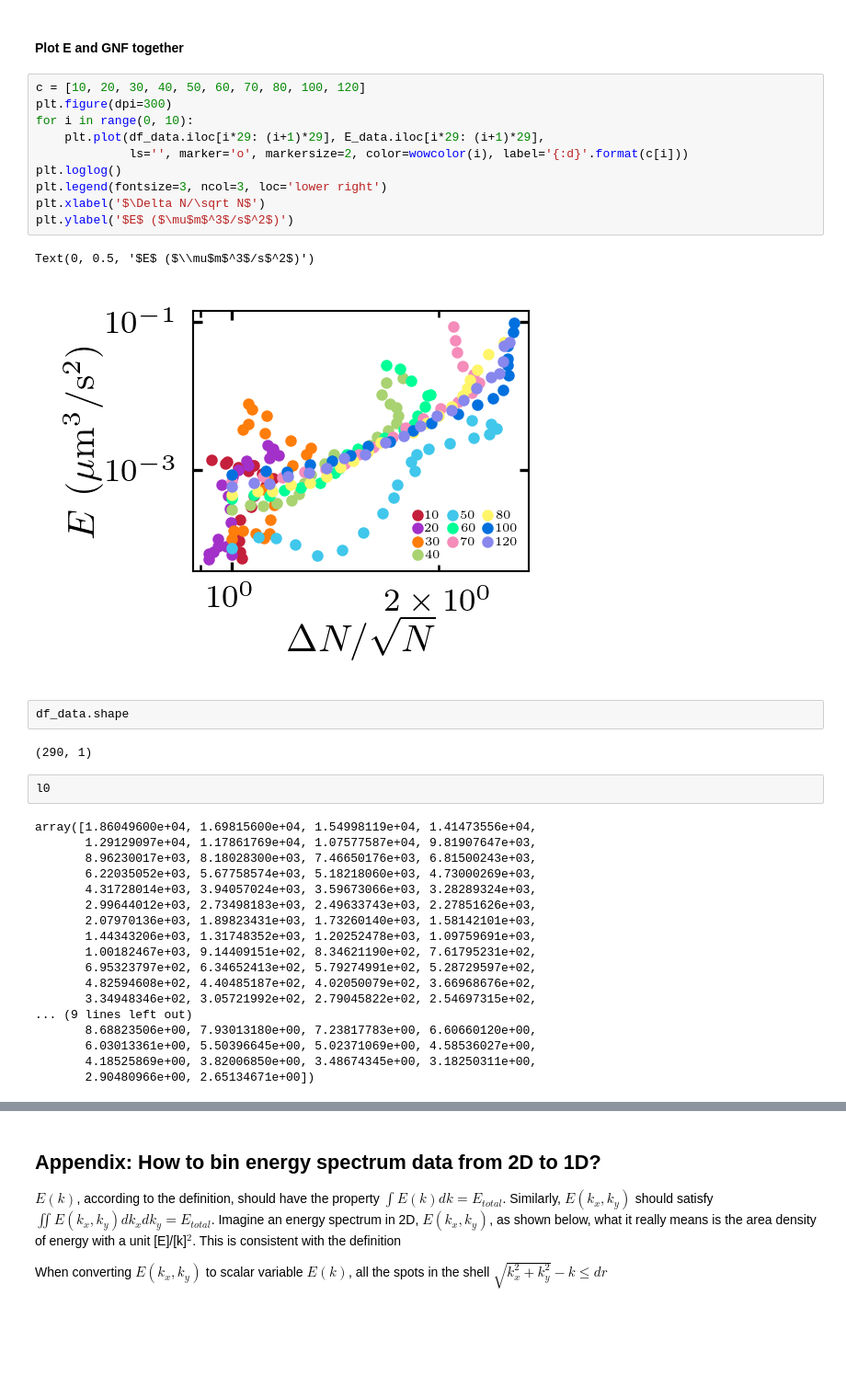
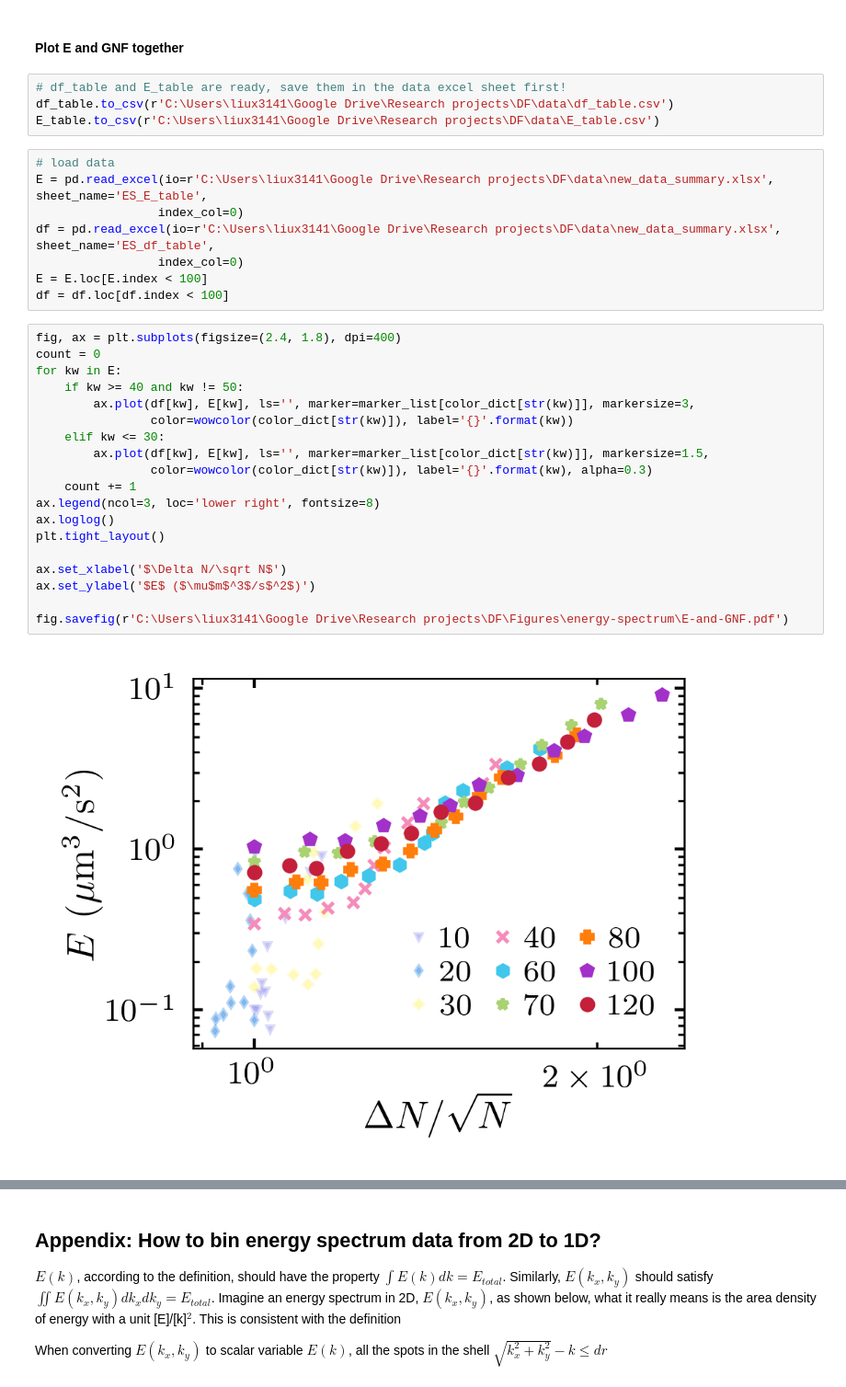
Before and after one commit to ZLoverty/Python, a Jupyter notebook: Correlation/src/fig-5_energy-spectrum.ipynb, the cells around one changed output, grey strips where cells are left out. Shown at 92% size. Drawn from its saved outputs; the diff is of its cells as text; blank space fills up the shorter version.

```diff
--- a/Correlation/src/fig-5_energy-spectrum.ipynb
+++ b/Correlation/src/fig-5_energy-spectrum.ipynb
@@ -858,39 +917,35 @@ Name: 10.0, dtype: float64
 # %% [markdown]
 #### Plot E and GNF together
-# %%
-c = [10, 20, 30, 40, 50, 60, 70, 80, 100, 120]
-plt.figure(dpi=300)
-for i in range(0, 10):
-    plt.plot(df_data.iloc[i*29: (i+1)*29], E_data.iloc[i*29: (i+1)*29],
-             ls='', marker='o', markersize=2, color=wowcolor(i), label='{:d}'.format(c[i]))
-plt.loglog()
-plt.legend(fontsize=3, ncol=3, loc='lower right')
-plt.xlabel('$\Delta N/\sqrt N$')
-plt.ylabel('$E$ ($\mu$m$^3$/s$^2$)')
-# %% [output]
-Text(0, 0.5, '$E$ ($\\mu$m$^3$/s$^2$)')
-[figure, removed]
-# %%
-df_data.shape
-# %% [output]
-(290, 1)
-# %%
-l0
-# %% [output]
-array([1.86049600e+04, 1.69815600e+04, 1.54998119e+04, 1.41473556e+04,
-       1.29129097e+04, 1.17861769e+04, 1.07577587e+04, 9.81907647e+03,
-       8.96230017e+03, 8.18028300e+03, 7.46650176e+03, 6.81500243e+03,
-       6.22035052e+03, 5.67758574e+03, 5.18218060e+03, 4.73000269e+03,
-       4.31728014e+03, 3.94057024e+03, 3.59673066e+03, 3.28289324e+03,
-       2.99644012e+03, 2.73498183e+03, 2.49633743e+03, 2.27851626e+03,
-       2.07970136e+03, 1.89823431e+03, 1.73260140e+03, 1.58142101e+03,
-       1.44343206e+03, 1.31748352e+03, 1.20252478e+03, 1.09759691e+03,
-       1.00182467e+03, 9.14409151e+02, 8.34621190e+02, 7.61795231e+02,
-       6.95323797e+02, 6.34652413e+02, 5.79274991e+02, 5.28729597e+02,
-       4.82594608e+02, 4.40485187e+02, 4.02050079e+02, 3.66968676e+02,
-       3.34948346e+02, 3.05721992e+02, 2.79045822e+02, 2.54697315e+02,
-... (9 lines left out)
-       8.68823506e+00, 7.93013180e+00, 7.23817783e+00, 6.60660120e+00,
-       6.03013361e+00, 5.50396645e+00, 5.02371069e+00, 4.58536027e+00,
-       4.18525869e+00, 3.82006850e+00, 3.48674345e+00, 3.18250311e+00,
-       2.90480966e+00, 2.65134671e+00])
+# %%
+# df_table and E_table are ready, save them in the data excel sheet first!
+df_table.to_csv(r'C:\Users\liux3141\Google Drive\Research projects\DF\data\df_table.csv')
+E_table.to_csv(r'C:\Users\liux3141\Google Drive\Research projects\DF\data\E_table.csv')
+# %%
+# load data
+E = pd.read_excel(io=r'C:\Users\liux3141\Google Drive\Research projects\DF\data\new_data_summary.xlsx', sheet_name='ES_E_table',
+                 index_col=0)
+df = pd.read_excel(io=r'C:\Users\liux3141\Google Drive\Research projects\DF\data\new_data_summary.xlsx', sheet_name='ES_df_table',
+                 index_col=0)
+E = E.loc[E.index < 100]
+df = df.loc[df.index < 100]
+# %%
+fig, ax = plt.subplots(figsize=(2.4, 1.8), dpi=400)
+count = 0
+for kw in E:
+    if kw >= 40 and kw != 50:
+        ax.plot(df[kw], E[kw], ls='', marker=marker_list[color_dict[str(kw)]], markersize=3,
+                color=wowcolor(color_dict[str(kw)]), label='{}'.format(kw))
+    elif kw <= 30:
+        ax.plot(df[kw], E[kw], ls='', marker=marker_list[color_dict[str(kw)]], markersize=1.5,
+                color=wowcolor(color_dict[str(kw)]), label='{}'.format(kw), alpha=0.3)
+    count += 1
+ax.legend(ncol=3, loc='lower right', fontsize=8)
+ax.loglog()
+plt.tight_layout()
+
+ax.set_xlabel('$\Delta N/\sqrt N$')
+ax.set_ylabel('$E$ ($\mu$m$^3$/s$^2$)')
+
+fig.savefig(r'C:\Users\liux3141\Google Drive\Research projects\DF\Figures\energy-spectrum\E-and-GNF.pdf')
+# %% [output]
+[figure, added]
```
Also changed, not shown: parts of 31 cells of this notebook.
